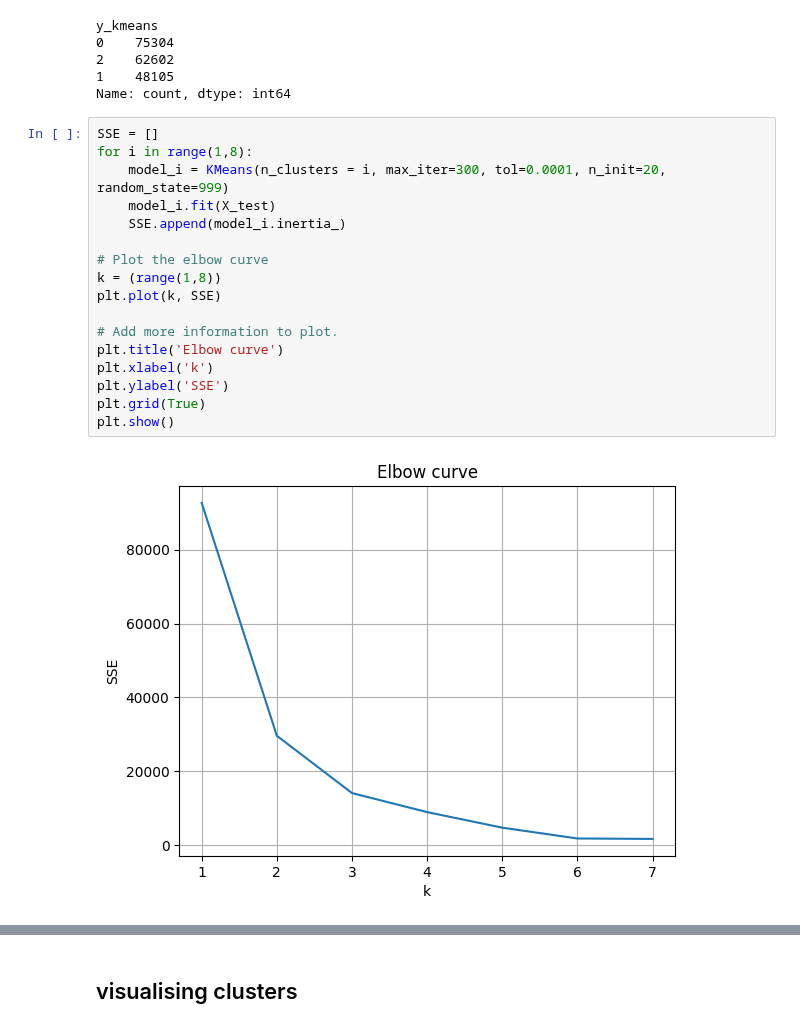
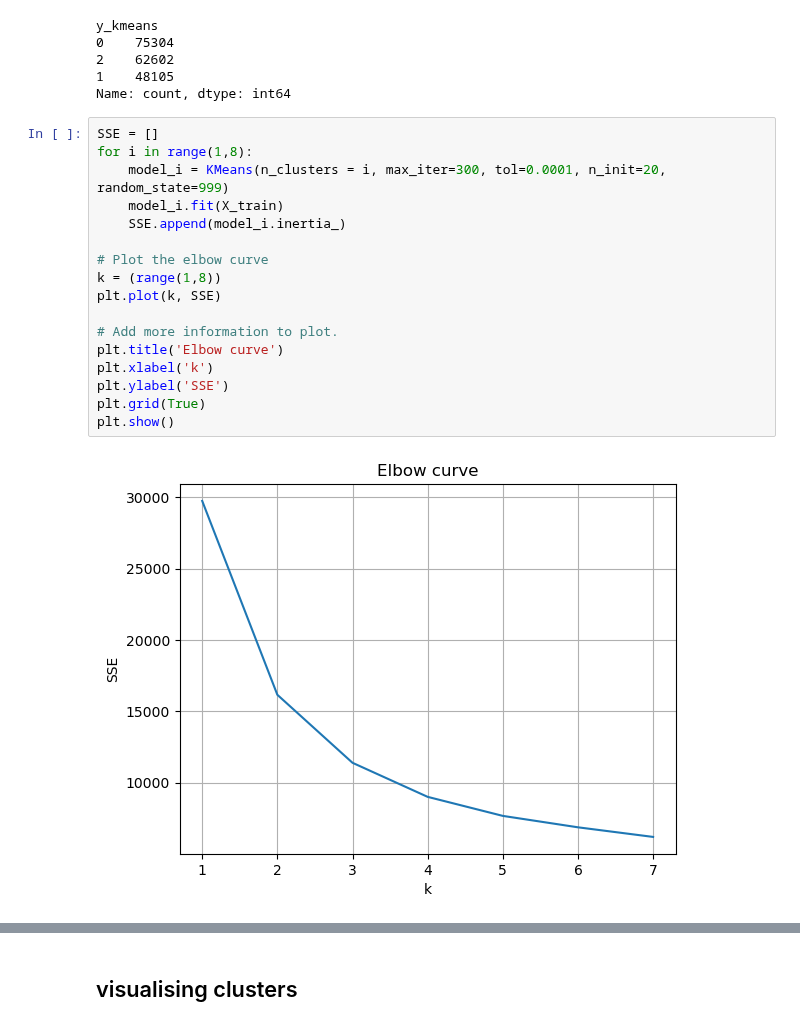
Before and after one commit to fishbrightwise/dap_artificial_dj, a Jupyter notebook: clustering.ipynb, the cells around one changed output, grey strips where cells are left out. Drawn from its saved outputs; the diff is of its cells as text.

```diff
--- a/clustering.ipynb
+++ b/clustering.ipynb
@@ -128,19 +121,19 @@ Name: count, dtype: int64
 # %%
 SSE = []
 for i in range(1,8):
     model_i = KMeans(n_clusters = i, max_iter=300, tol=0.0001, n_init=20, random_state=999)
-    model_i.fit(X_test)
+    model_i.fit(X_train)
     SSE.append(model_i.inertia_)
 
 # Plot the elbow curve
 k = (range(1,8))
 plt.plot(k, SSE)
 
 # Add more information to plot.
 plt.title('Elbow curve')
 plt.xlabel('k')
 plt.ylabel('SSE')
 plt.grid(True)
 plt.show()
 # %% [output]
-[figure, old version]
+[figure, new version]
```
Also changed, not shown: parts of 5 cells of this notebook, 11 other files.
